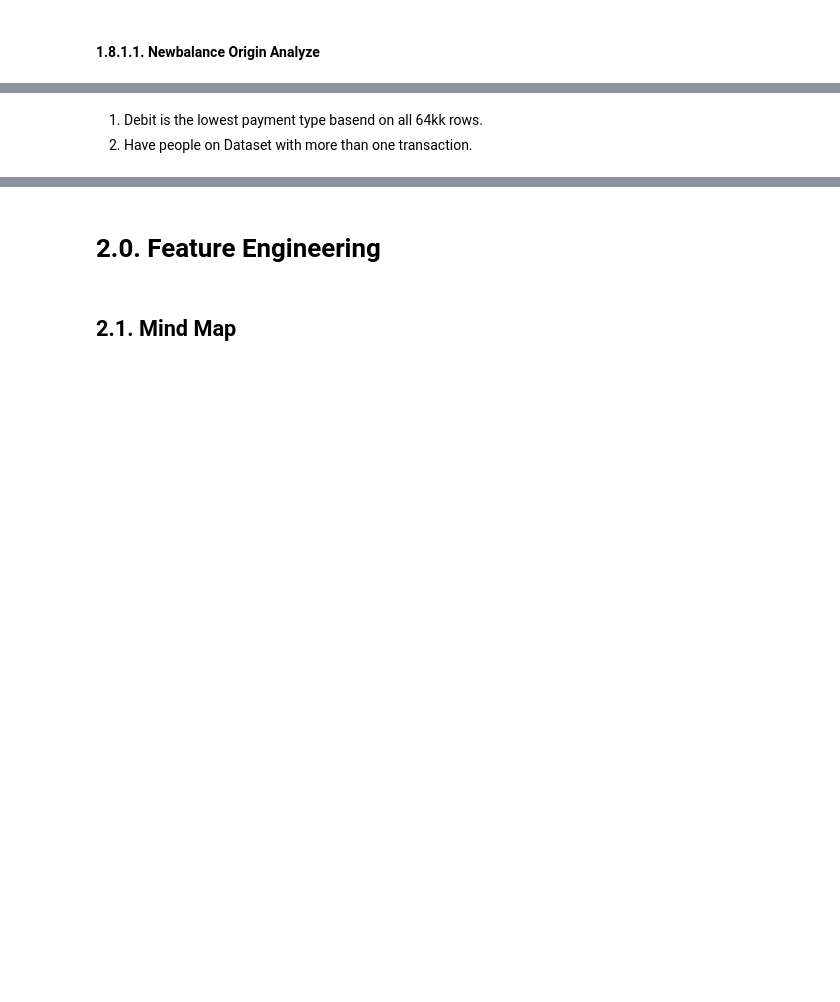
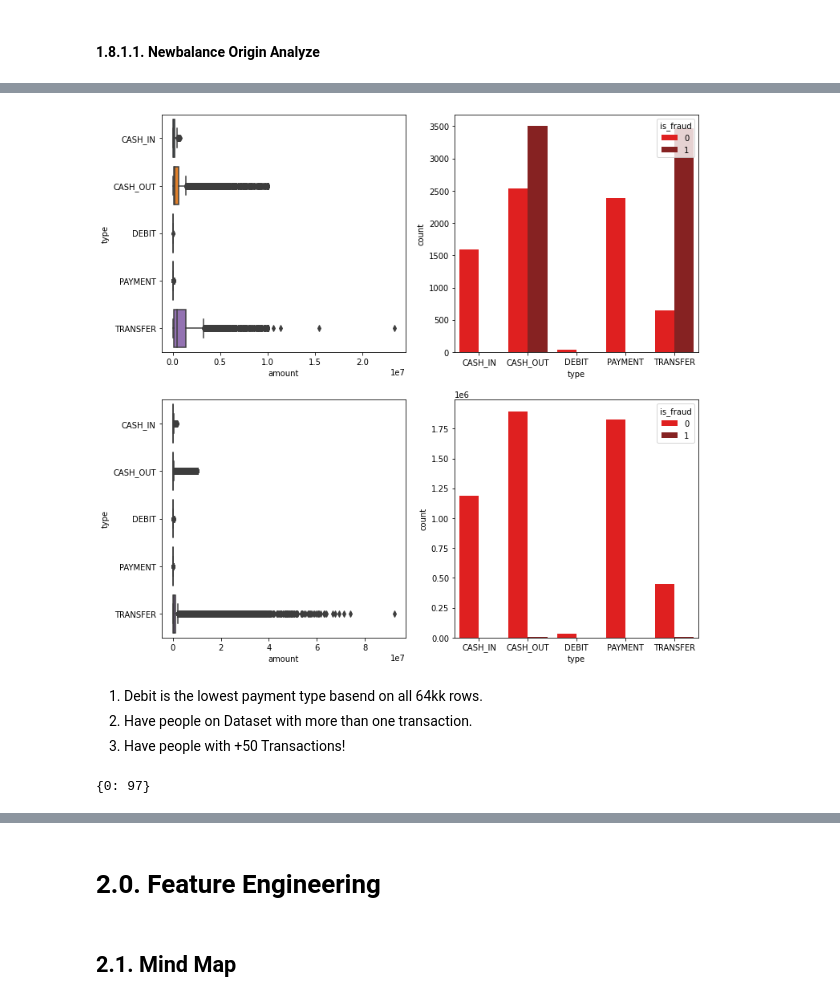
Before and after one commit to xGabrielR/Blocker-Fraud-Company, a Jupyter notebook: notebooks/m01_descriptive_statistical.ipynb, the cells around one changed output, grey strips where cells are left out. Drawn from its saved outputs; the diff is of its cells as text; code cells hidden in the pictures; blank space fills up the shorter version.

```diff
--- a/notebooks/m01_descriptive_statistical.ipynb
+++ b/notebooks/m01_descriptive_statistical.ipynb
@@ -56,7 +60,9 @@ from pyspark.sql.types import StructField, StringType, ShortType, DoubleType, St
 warnings.filterwarnings('ignore')
 
 def args_b(color=(1, 1, 1, 0), edgecolor='red', linewidth=3):
-    return {'linewidth': linewidth, 'color': color, 'edgecolor': edgecolor }
+    return {'linewidth': linewidth, 'color': color, 'edgecolor': edgecolor}
+
+palette = sns.diverging_palette(359, 359, n=5, s=999, l=50, center='dark')
 
 def metrics(df, prop=.25, split=False):
     num_att = df.select_dtypes(include=['int16', 'float32'])
@@ -321,3 +450,12 @@ simple_plot_bars(cat_values);
+# %%
+fig, ax = plt.subplots(2, 2, figsize=(12, 12))
+ax = ax.flatten()
+for d, i in zip([df_samp, df], [[0, 1], [2, 3]]):
+    sns.boxplot(d.amount, d.type, ax=ax[i[0]]);
+    sns.countplot(d.type, hue=d.is_fraud, ax=ax[i[1]], palette=palette);
+# %% [output]
+[figure, added]
 # %% [markdown]
 1. Debit is the lowest payment type basend on all 64kk rows.
 2. Have people on Dataset with more than one transaction.
+3. Have people with +50 Transactions!
@@ -325,0 +462,5 @@ df_samp.to_csv("../data_backup/df_samp.csv")
+# %%
+# The Client C985934102 have 97 Transactions, all transactions are legitimate
+(df.loc[df.name_dest == 'C985934102']).is_fraud.value_counts().to_dict()
+# %% [output]
+{0: 97}
```
Also changed, not shown: parts of 33 cells of this notebook.
